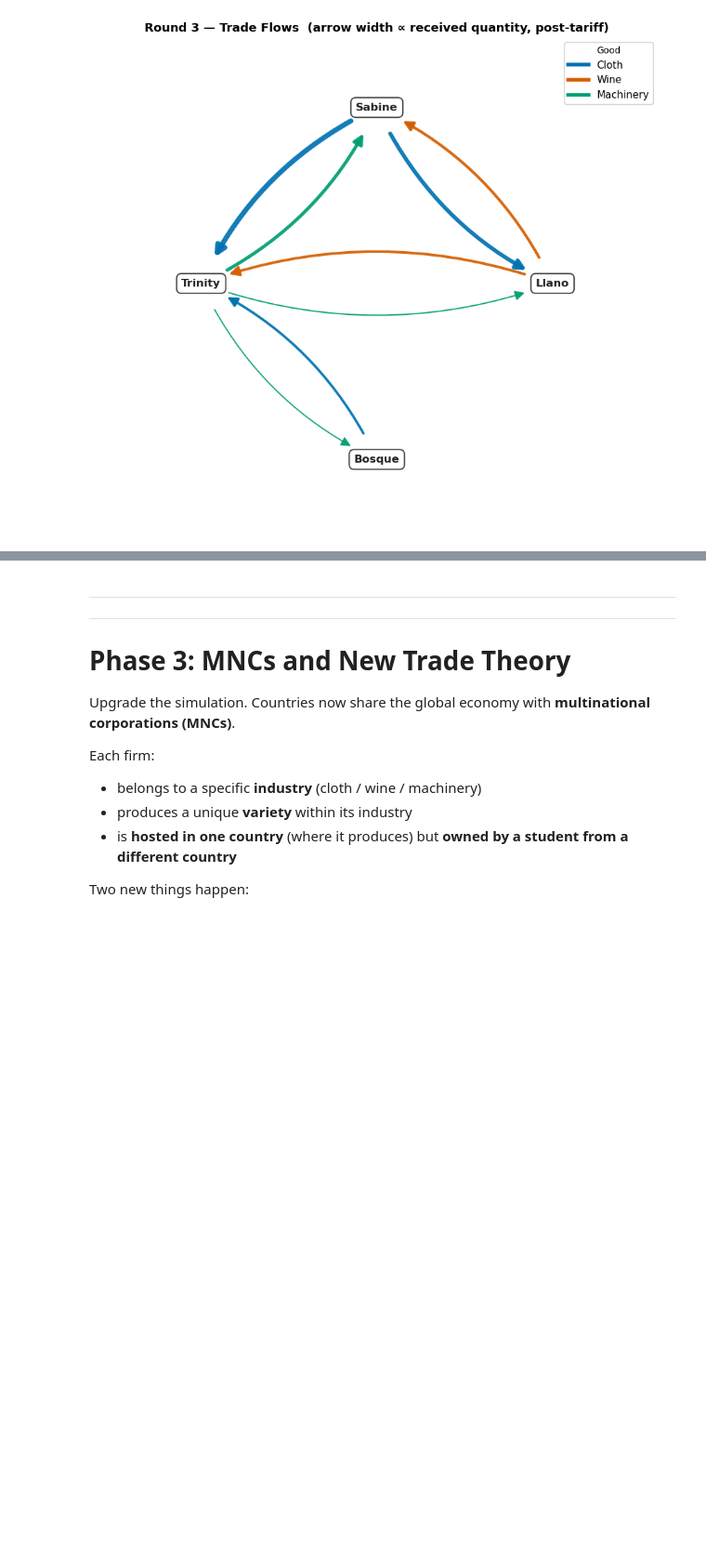
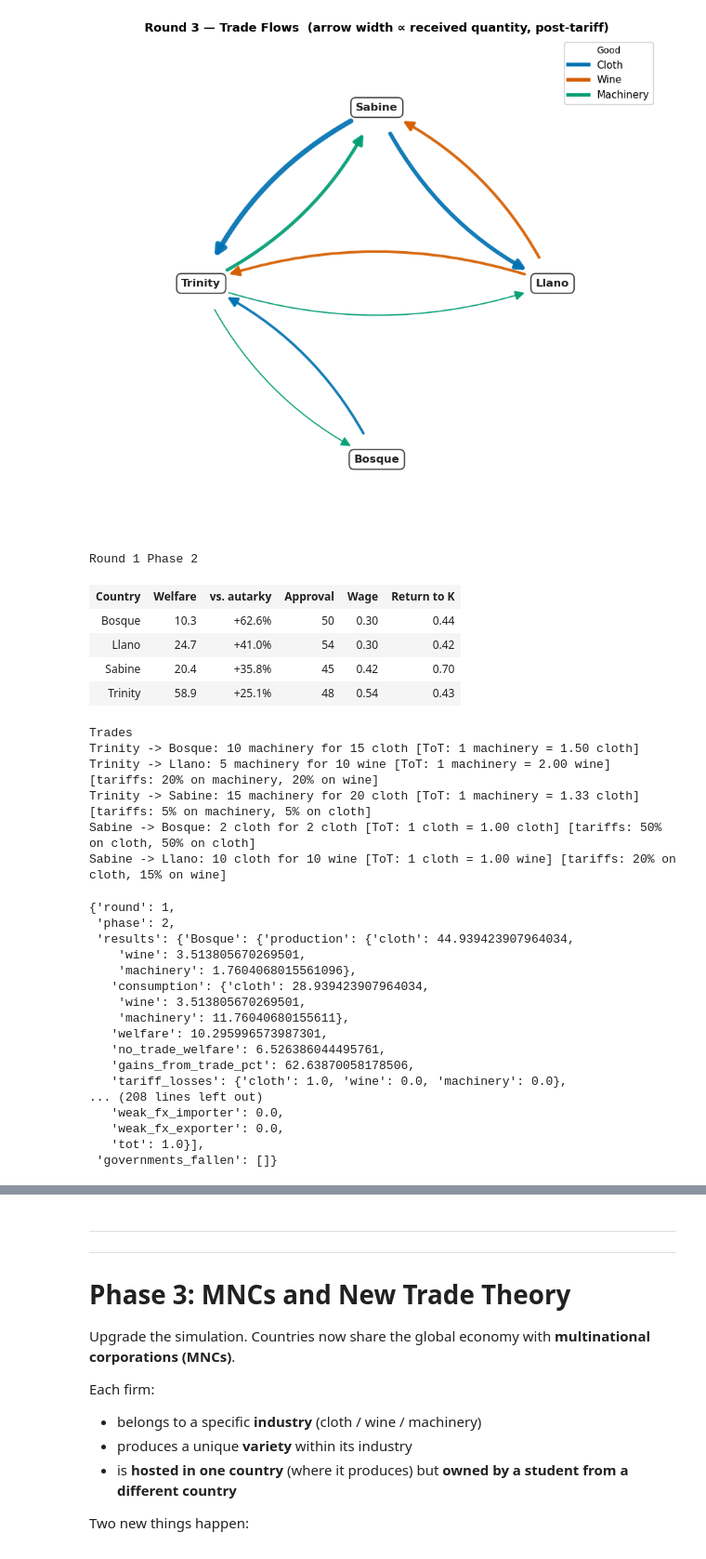
Before and after one commit to joshuaalley/ipe-simulation, a Jupyter notebook: simulation.ipynb, the cells around one changed output, grey strips where cells are left out. Shown at 93% size. Drawn from its saved outputs; the diff is of its cells as text; code cells hidden in the pictures; blank space fills up the shorter version.

```diff
--- a/simulation.ipynb
+++ b/simulation.ipynb
@@ -410,3 +415,36 @@ sim.plot_trade_network()
 # %% [output]
 [figure]
 [figure]
+# %%
+# round 7: FTAs
+sim.play_round("rounds/round07.xlsx", scale=1.4)
+# %% [output]
+Round 1 Phase 2
+| Country | Welfare | vs. autarky | Approval | Wage | Return to K |
+| Bosque | 10.3 | +62.6% | 50 | 0.30 | 0.44 |
+| Llano | 24.7 | +41.0% | 54 | 0.30 | 0.42 |
+| Sabine | 20.4 | +35.8% | 45 | 0.42 | 0.70 |
+| Trinity | 58.9 | +25.1% | 48 | 0.54 | 0.43 |
+Trades
+Trinity -> Bosque: 10 machinery for 15 cloth [ToT: 1 machinery = 1.50 cloth]
+Trinity -> Llano: 5 machinery for 10 wine [ToT: 1 machinery = 2.00 wine] [tariffs: 20% on machinery, 20% on wine]
+Trinity -> Sabine: 15 machinery for 20 cloth [ToT: 1 machinery = 1.33 cloth] [tariffs: 5% on machinery, 5% on cloth]
+Sabine -> Bosque: 2 cloth for 2 cloth [ToT: 1 cloth = 1.00 cloth] [tariffs: 50% on cloth, 50% on cloth]
+Sabine -> Llano: 10 cloth for 10 wine [ToT: 1 cloth = 1.00 wine] [tariffs: 20% on cloth, 15% on wine]
+{'round': 1,
+ 'phase': 2,
+ 'results': {'Bosque': {'production': {'cloth': 44.939423907964034,
+    'wine': 3.513805670269501,
+    'machinery': 1.7604068015561096},
+   'consumption': {'cloth': 28.939423907964034,
+    'wine': 3.513805670269501,
+    'machinery': 11.76040680155611},
+   'welfare': 10.295996573987301,
+   'no_trade_welfare': 6.526386044495761,
+   'gains_from_trade_pct': 62.63870058178506,
+   'tariff_losses': {'cloth': 1.0, 'wine': 0.0, 'machinery': 0.0},
+... (208 lines left out)
+   'weak_fx_importer': 0.0,
+   'weak_fx_exporter': 0.0,
+   'tot': 1.0}],
+ 'governments_fallen': []}
```
Also changed, not shown: parts of 9 cells of this notebook, 21 other files.
